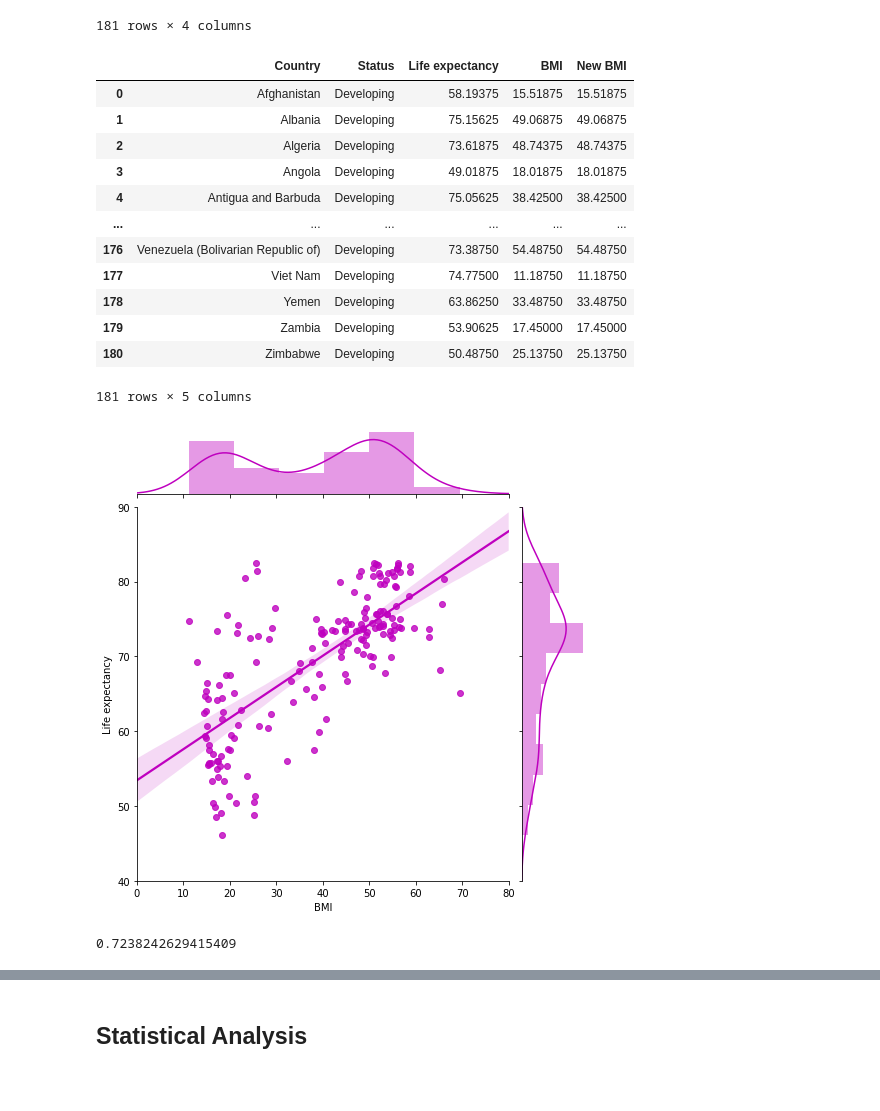
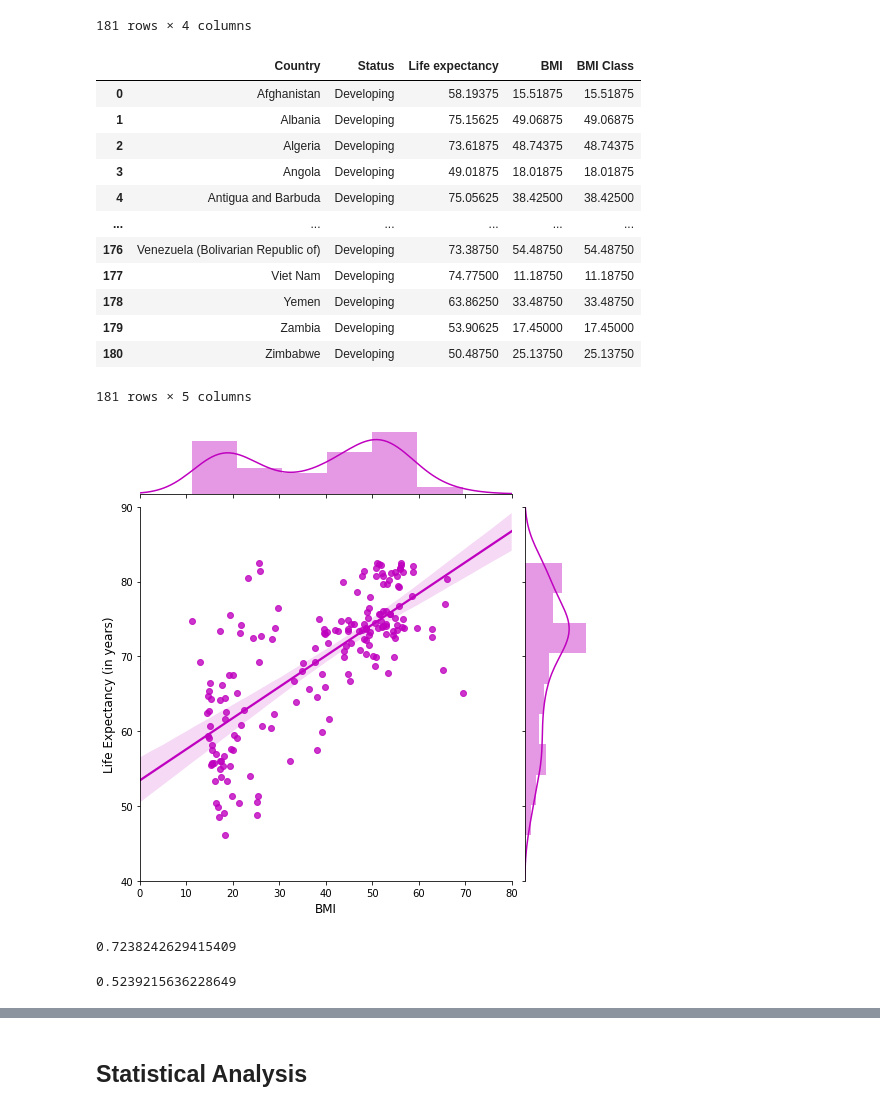
Before and after one commit to jaryan77/TeamTitans_Project_1, a Jupyter notebook: summer_life.ipynb, the cells around one changed output, grey strips where cells are left out. Saved outputs shown, nothing was run; the diff lists cells and outputs as text; code cells hidden in the pictures; blank space fills up the shorter version.

```diff
--- a/summer_life.ipynb
+++ b/summer_life.ipynb
@@ -105,10 +105,10 @@ grouped_df
 181 rows × 4 columns
 # %%
 # Made a copy of the BMI column to later categorize the values into low and high for chi square contingency table
-grouped_df['New BMI'] = grouped_df['BMI'].copy()
+grouped_df['BMI Class'] = grouped_df['BMI'].copy()
 grouped_df
 # %% [output]
-|  | Country | Status | Life expectancy | BMI | New BMI |
+|  | Country | Status | Life expectancy | BMI | BMI Class |
 | 0 | Afghanistan | Developing | 58.19375 | 15.51875 | 15.51875 |
 | 1 | Albania | Developing | 75.15625 | 49.06875 | 49.06875 |
 | 2 | Algeria | Developing | 73.61875 | 48.74375 | 48.74375 |
@@ -134,20 +124,22 @@ grouped_df
 # %%
 import seaborn as sns
 #sns.set_theme(style="darkgrid")
 
 g = sns.jointplot(x="BMI", y="Life expectancy", data=grouped_df,
                   kind="reg", truncate=False,
                   xlim=(0, 80), ylim=(40, 90),
                   color="m", height=7)
+g.set_axis_labels('BMI', 'Life Expectancy (in years)', fontsize=12)
+plt.show()
 #the light pink shade around the linear regression line is a 95% CI of the population parameter
 #mu, based on the sample, for life expectancy at each BMI along the x-axis
 
 #NOTE: it should be noted that this is an extensive dataframe that 'covers' the population,
 #but we not only took the mean over a 15 year period which can have a strong effect on the mean given
 #it is not a robust statistic and we cannot be assume that everyone who was counted is still alive and
 #that no more people have been born since 2015, thus this is a rough estimation of the global population's global
 #life expectancies and bmi by country
 # %% [output]
-[figure, old version]
+[figure, new version]
 # %%
 from scipy.stats import linregress
@@ -157,5 +150,13 @@ r_value
 # %% [output]
 0.7238242629415409
+# %%
+r_squared = r_value**2
+r_squared
+#52.39% of the variance in life expectancy can be explained by BMI
+
+## NOTE: higher R-squared values represent smaller differences between the observed data and the fitted values
+# %% [output]
+0.5239215636228649
 # %%
 slope
 # %% [output]
```
Also changed, not shown: parts of 9 cells of this notebook.
